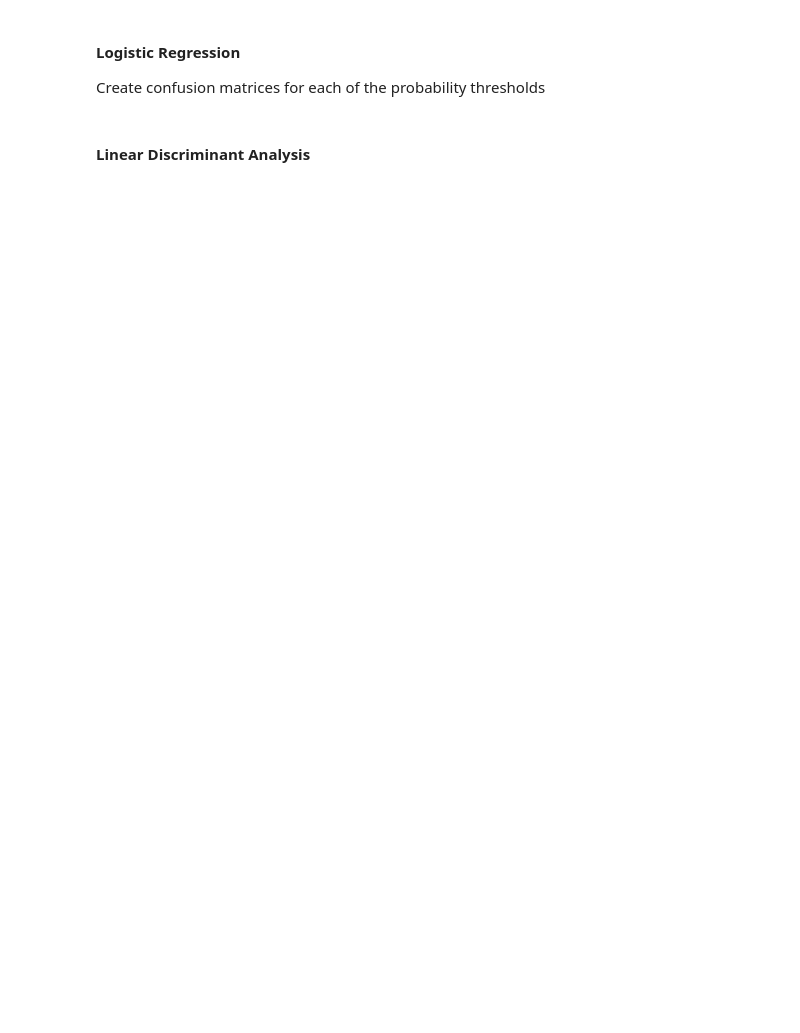
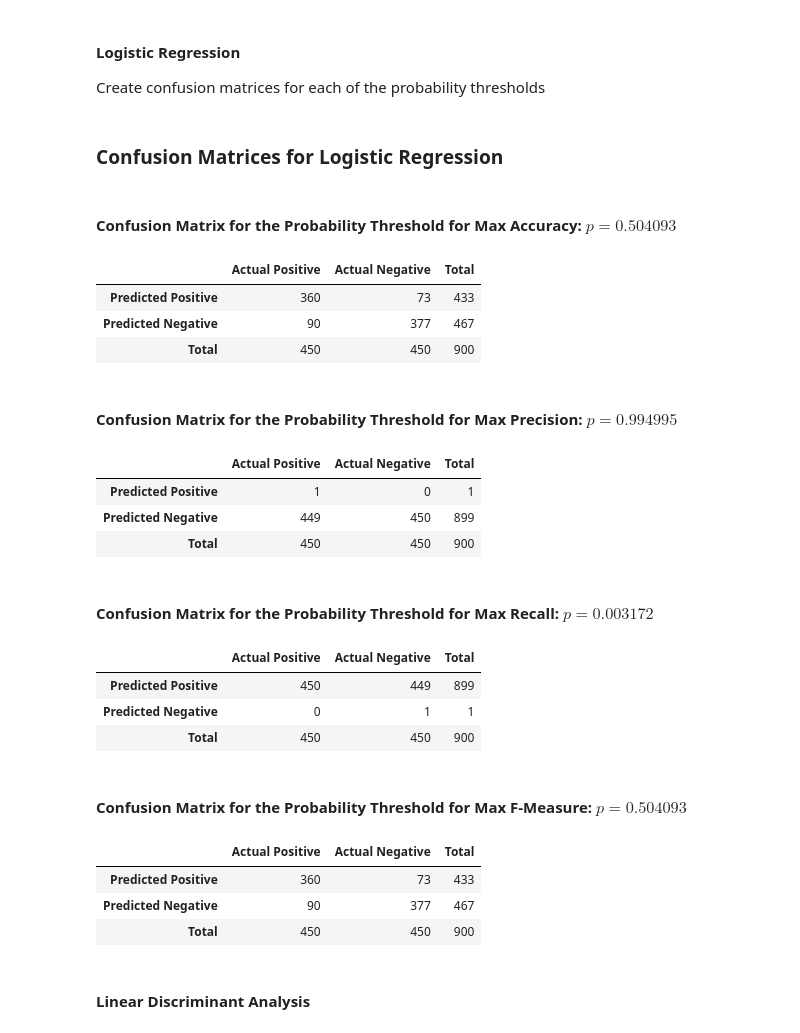
Before and after one commit to mwnewlin/AFIT, a Jupyter notebook: CSCE 623/code/HW2/NEWLIN_HW2.ipynb, the cells around one changed output. Saved outputs shown, nothing was run; the diff lists cells and outputs as text; code cells hidden in the pictures; blank space fills up the shorter version.

```diff
--- a/CSCE 623/code/HW2/NEWLIN_HW2.ipynb
+++ b/CSCE 623/code/HW2/NEWLIN_HW2.ipynb
@@ -833,3 +800,22 @@ Probability Threshold for Maximum F-Measure: 0.283263
+# %%
+"""
+    This function creates a pandas dataframe that replicates the confusion matrix for a given set of
+    dataset classification counts.
+    Parameters: true_pos: The true positive count
+                true_neg: The true negative count
+                false_pos: The false positive count
+                false_neg: The false negative count
+    Returns: A dataframe containing these values and their respective column totals.
+    Purpose: Replicate table 4.5 from ISLR text
+"""
+def create_confusion_matrix(true_pos, true_neg, false_pos, false_neg):
+    confusion_mat = np.array([[true_pos, false_pos, (true_pos + false_pos)],
+                             [false_neg, true_neg, (false_neg + true_neg)],
+                            [(true_pos + false_neg), (false_pos + true_neg),
+                            ((true_pos + false_pos) + (false_neg + true_neg))]], dtype=int)
+    confusion_df = pd.DataFrame(confusion_mat, columns=['Actual Positive', 'Actual Negative', 'Total'],
+                                index=['Predicted Positive', 'Predicted Negative', 'Total'])
+    return confusion_df
 # %% [markdown]
 #### Logistic Regression
 
@@ -838,38 +824,76 @@ Create confusion matrices for each of the probability thresholds
 # Create confusion matrix for max accuracy threshold
 acc_index = 50
 true_pos_lr = ROC_data_lr.loc[acc_index].at['TP_count']
 false_pos_lr = ROC_data_lr.loc[acc_index].at['FP_count']
 true_neg_lr = ROC_data_lr.loc[acc_index].at['TN_count']
 false_neg_lr = ROC_data_lr.loc[acc_index].at['FN_count']
 
-confusion_lr_acc = np.array([[true_pos_lr, false_pos_lr], [false_neg_lr, true_neg_lr]], dtype=int)
+display(md("### Confusion Matrices for Logistic Regression"))
 
+confusion_lr_acc = create_confusion_matrix(true_pos_lr, true_neg_lr, false_pos_lr, false_neg_lr)
+
+display(md(r"#### Confusion Matrix for the Probability Threshold for Max Accuracy: $p = %f$" %max_accuracy_lr))
+display(confusion_lr_acc)
+
+print()
 # Create confusion matrix for max precision threshold
 prec_index = 99
 true_pos_lr = ROC_data_lr.loc[prec_index].at['TP_count']
 false_pos_lr = ROC_data_lr.loc[prec_index].at['FP_count']
 true_neg_lr = ROC_data_lr.loc[prec_index].at['TN_count']
 false_neg_lr = ROC_data_lr.loc[prec_index].at['FN_count']
 
-confusion_lr_prec = np.array([[true_pos_lr, false_pos_lr], [false_neg_lr, true_neg_lr]], dtype=int)
+confusion_lr_prec = create_confusion_matrix(true_pos_lr, true_neg_lr, false_pos_lr, false_neg_lr)
 
+display(md(r"#### Confusion Matrix for the Probability Threshold for Max Precision: $p = %f$" %max_precision_lr))
+display(confusion_lr_prec)
+print()
 # Create confusion matrix for max Recall threshold
 recall_index = 0
 true_pos_lr = ROC_data_lr.loc[recall_index].at['TP_count']
 false_pos_lr = ROC_data_lr.loc[recall_index].at['FP_count']
 true_neg_lr = ROC_data_lr.loc[recall_index].at['TN_count']
 false_neg_lr = ROC_data_lr.loc[recall_index].at['FN_count']
 
-confusion_lr_recall = np.array([[true_pos_lr, false_pos_lr], [false_neg_lr, true_neg_lr]], dtype=int)
+confusion_lr_recall = create_confusion_matrix(true_pos_lr, true_neg_lr, false_pos_lr, false_neg_lr)
+
+display(md(r"#### Confusion Matrix for the Probability Threshold for Max Recall: $p = %f$" %max_recall_lr))
+display(confusion_lr_recall)
 
 # Create confusion matrix for max F-Measure threshold
-f_measure_index
+f_measure_index = 50
 true_pos_lr = ROC_data_lr.loc[f_measure_index].at['TP_count']
 false_pos_lr = ROC_data_lr.loc[f_measure_index].at['FP_count']
 true_neg_lr = ROC_data_lr.loc[f_measure_index].at['TN_count']
 false_neg_lr = ROC_data_lr.loc[f_measure_index].at['FN_count']
 
-confusion_lr_f_measure = np.array([[true_pos_lr, false_pos_lr], [false_neg_lr, true_neg_lr]], dtype=int)
+
+confusion_lr_f_measure = create_confusion_matrix(true_pos_lr, true_neg_lr, false_pos_lr, false_neg_lr)
+
+display(md(r"#### Confusion Matrix for the Probability Threshold for Max F-Measure: $p = %f$" %max_f_measure_lr))
+display(confusion_lr_f_measure)
+# %% [output]
+### Confusion Matrices for Logistic Regression
+#### Confusion Matrix for the Probability Threshold for Max Accuracy: $p = 0.504093$
+|  | Actual Positive | Actual Negative | Total |
+| Predicted Positive | 360 | 73 | 433 |
+| Predicted Negative | 90 | 377 | 467 |
+| Total | 450 | 450 | 900 |
+#### Confusion Matrix for the Probability Threshold for Max Precision: $p = 0.994995$
+|  | Actual Positive | Actual Negative | Total |
+| Predicted Positive | 1 | 0 | 1 |
+| Predicted Negative | 449 | 450 | 899 |
+| Total | 450 | 450 | 900 |
+#### Confusion Matrix for the Probability Threshold for Max Recall: $p = 0.003172$
+|  | Actual Positive | Actual Negative | Total |
+| Predicted Positive | 450 | 449 | 899 |
+| Predicted Negative | 0 | 1 | 1 |
+| Total | 450 | 450 | 900 |
+#### Confusion Matrix for the Probability Threshold for Max F-Measure: $p = 0.504093$
+|  | Actual Positive | Actual Negative | Total |
+| Predicted Positive | 360 | 73 | 433 |
+| Predicted Negative | 90 | 377 | 467 |
+| Total | 450 | 450 | 900 |
 # %% [markdown]
 #### Linear Discriminant Analysis
 # %%
```
Also changed, not shown: parts of 26 cells of this notebook.
